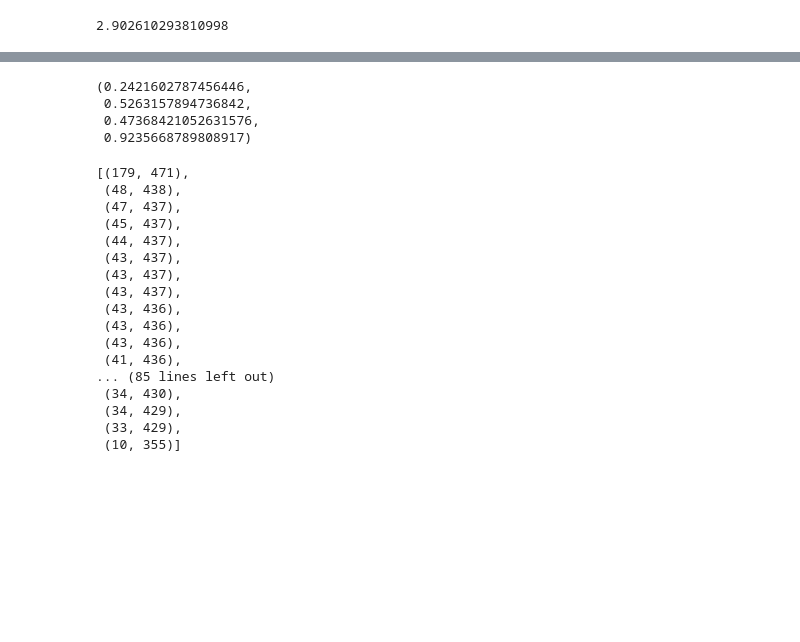
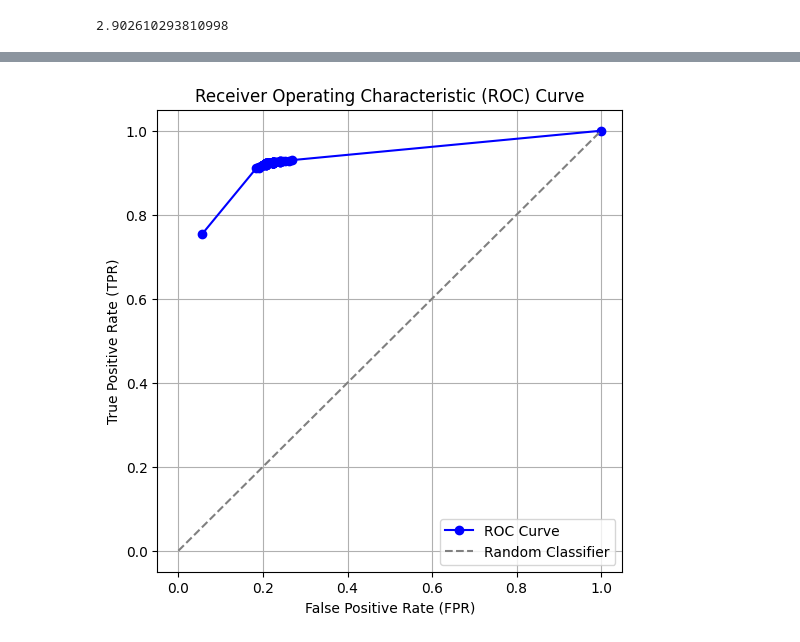
Before and after one commit to kennonstewart/stats_503, a Jupyter notebook: homework_3/homework_3.ipynb, the cells around one changed output, grey strips where cells are left out. Cells and saved outputs as stored; diff of their text form; code cells hidden in the pictures; blank space fills up the shorter version.

```diff
--- a/homework_3/homework_3.ipynb
+++ b/homework_3/homework_3.ipynb
@@ -72,11 +51,6 @@ def hard_classification(threshold: int, probabilities:np.ndarray) -> np.array:
     for ind in range(len(probabilities)):
         if probabilities[ind][1] >= threshold:
             results[ind] = 1
-        else:
-            results[ind] = 0
     return results
-
-point_5_classifications = hard_classification(0.5, prediction_probabilities)
-point_9_classifications = hard_classification(0.9, prediction_probabilities)
 # %%
 def confusion_matrix(y_true:np.array, y_predicted:np.array) -> np.ndarray:
@@ -143,43 +98,42 @@ FN: 435
-# %%
-point_5_results
-# %% [output]
-(0.2421602787456446,
- 0.5263157894736842,
- 0.47368421052631576,
- 0.9235668789808917)
 # %%
-def simulate_thresholds():
+def simulate_thresholds(threshold, prediction_probabilities, y_test):
     # initialize the range of thresholds
     thresholds = np.linspace(0, 1, 101)
     results = list()
     for threshold in thresholds:
-        classifications = hard_classification(threshold, prediction_probabilities)# compute the classifications
+        # compute the classifications
+        classifications = hard_classification(threshold, prediction_probabilities)
 
-        confusion_matrix_object = confusion_matrix(y_college_test, classifications) # compute the confusion matrix
+        # calculate the prediction rate results
+        TPR, FPR, TNR, FNR = rate_calculations(y_test, classifications)
 
-        # store the results
-        FP, TP = confusion_matrix_object[0][1], confusion_matrix_object[1][1]
-        results.append((int(FP), int(TP)))
+        # add to the results
+        results.append((FPR, TPR))
 
     # return the results
-    return results
+    return (results)
 
-simulate_thresholds()
+simulation_results = simulate_thresholds(y_college_test, prediction_probabilities, y_college_test)
-# %% [output]
-[(179, 471),
- (48, 438),
- (47, 437),
- (45, 437),
- (44, 437),
- (43, 437),
- (43, 437),
- (43, 437),
- (43, 436),
- (43, 436),
- (43, 436),
- (41, 436),
-... (85 lines left out)
- (34, 430),
- (34, 429),
- (33, 429),
- (10, 355)]
+# %%
+fpr, tpr = zip(*simulation_results)
+# %%
+import matplotlib.pyplot as plt
+
+# Plot the ROC curve
+plt.figure(figsize=(6,6))
+plt.plot(fpr, tpr, marker='o', linestyle='-', color='blue', label="ROC Curve")
+
+# Plot the random classifier (diagonal line)
+plt.plot([0, 1], [0, 1], linestyle='--', color='gray', label="Random Classifier")
+
+# Labels and Title
+plt.xlabel("False Positive Rate (FPR)")
+plt.ylabel("True Positive Rate (TPR)")
+plt.title("Receiver Operating Characteristic (ROC) Curve")
+plt.legend()
+plt.grid()
+
+# Show plot
+plt.show()
+# %% [output]
+[figure, added]
```
Also changed, not shown: parts of 4 cells of this notebook.
